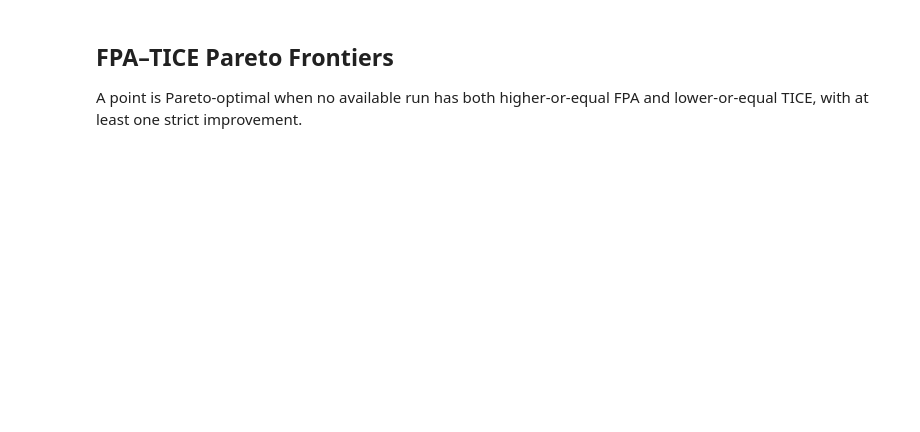
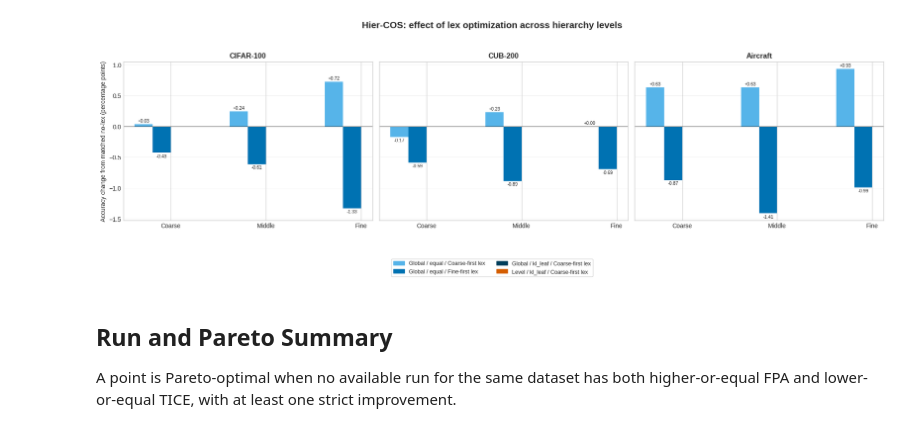
Before and after one commit to Gianma23/lexicographic_deep_learning_detailed_study, a Jupyter notebook: analysis/hiercos_current_runs/hiercos_current_plots.ipynb, the cells around one changed output. Saved outputs shown, nothing was run; the diff lists cells and outputs as text; code cells hidden in the pictures; blank space fills up the shorter version.

```diff
--- a/analysis/hiercos_current_runs/hiercos_current_plots.ipynb
+++ b/analysis/hiercos_current_runs/hiercos_current_plots.ipynb
@@ -195,4 +375,65 @@ save_or_show(fig, 'level_accuracy_deltas.svg')
+# %%
+pairs = matched_lex_pairs(rows)
+comparison_specs = [
+    (('Global', 'equal', 'coarse_first'), 'Global / equal / Coarse-first lex', '#56B4E9'),
+    (('Global', 'equal', 'fine_first'), 'Global / equal / Fine-first lex', '#0072B2'),
+    (('Global', 'kl_leaf', 'coarse_first'), 'Global / kl_leaf / Coarse-first lex', '#003F5C'),
+    (('Level', 'kl_leaf', 'coarse_first'), 'Level / kl_leaf / Coarse-first lex', '#D55E00'),
+]
+level_labels = ['Coarse', 'Middle', 'Fine']
+x = np.arange(3)
+width = 0.19
+
+fig, axes = plt.subplots(1, 3, figsize=(18, 5.5), sharey=True)
+for ax, dataset in zip(axes, DATASETS.values()):
+    dataset_pairs = [pair for pair in pairs if pair['run']['dataset'] == dataset]
+    for index, (style_key, label, color) in enumerate(comparison_specs):
+        pair = next((
+            pair for pair in dataset_pairs
+            if (pair['run']['loss_label'], pair['run']['weight'], pair['run']['mode']) == style_key
+        ), None)
+        if pair is None:
+            continue
+        run, baseline = pair['run'], pair['baseline']
+        common_seeds = sorted(set(run['seeds']) & set(baseline['seeds']))
+        if not common_seeds:
+            continue
+        delta_samples = np.asarray([
+            [
+                run['seed_values'][seed][f'acc_level_{level}']
+                - baseline['seed_values'][seed][f'acc_level_{level}']
+                for level in range(3)
+            ]
+            for seed in common_seeds
+        ], dtype=float)
+        deltas = delta_samples.mean(axis=0)
+        delta_stds = delta_samples.std(axis=0, ddof=1) if len(common_seeds) > 1 else np.full(3, np.nan)
+        positions = x + (index - (len(comparison_specs) - 1) / 2) * width
+        yerr = delta_stds if np.all(np.isfinite(delta_stds)) else None
+        bars = ax.bar(
+            positions, deltas, width=width, color=color, label=label, zorder=2,
+            yerr=yerr, capsize=3, error_kw={'linewidth': 1.0},
+        )
+        ax.bar_label(bars, fmt='%+.2f', fontsize=7.5, padding=2)
+    ax.axhline(0, color='#333333', linewidth=1)
+    ax.set_title(dataset, fontweight='bold')
+    ax.set_xticks(x, level_labels)
+    ax.grid(True, axis='y', alpha=0.25)
+axes[0].set_ylabel('Accuracy change from matched no-lex (percentage points)')
+handles = [
+    plt.Rectangle((0, 0), 1, 1, color=color, label=label)
+    for _, label, color in comparison_specs
+]
+fig.legend(
+    handles=handles, loc='lower center', ncol=2,
+    bbox_to_anchor=(0.5, -0.08), frameon=True, fontsize=9,
+)
+fig.suptitle('Hier-COS: effect of lex optimization across hierarchy levels', fontsize=15, fontweight='bold')
+fig.tight_layout(rect=(0, 0.10, 1, 0.94))
+save_or_show(fig, 'level_accuracy_matched_lex_deltas.svg')
+# %% [output]
+[figure, added]
 # %% [markdown]
-## FPA–TICE Pareto Frontiers
+## Run and Pareto Summary
 
-A point is Pareto-optimal when no available run has both higher-or-equal FPA and lower-or-equal TICE, with at least one strict improvement.
+A point is Pareto-optimal when no available run for the same dataset has both higher-or-equal FPA and lower-or-equal TICE, with at least one strict improvement.
```
Also changed, not shown: parts of 15 cells of this notebook, 36 other files.
